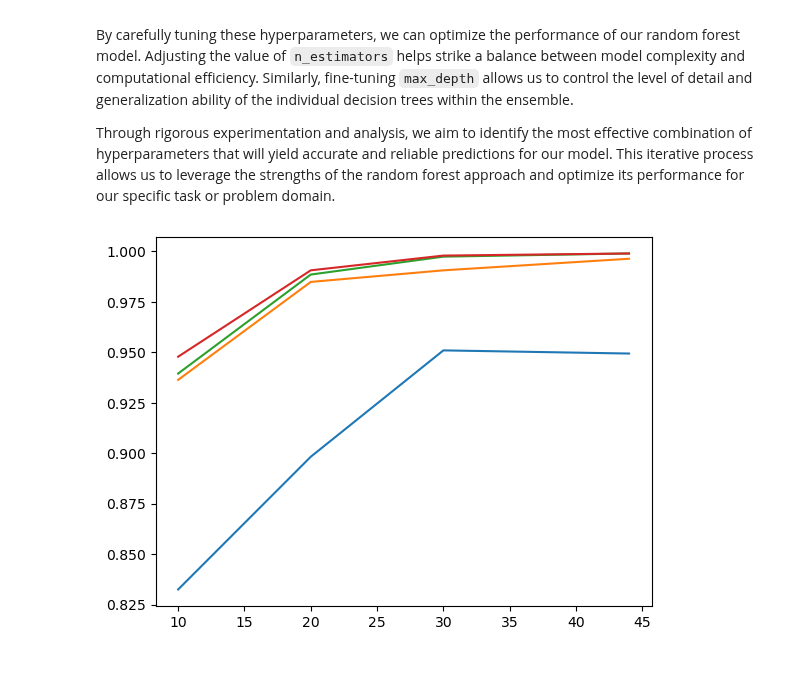
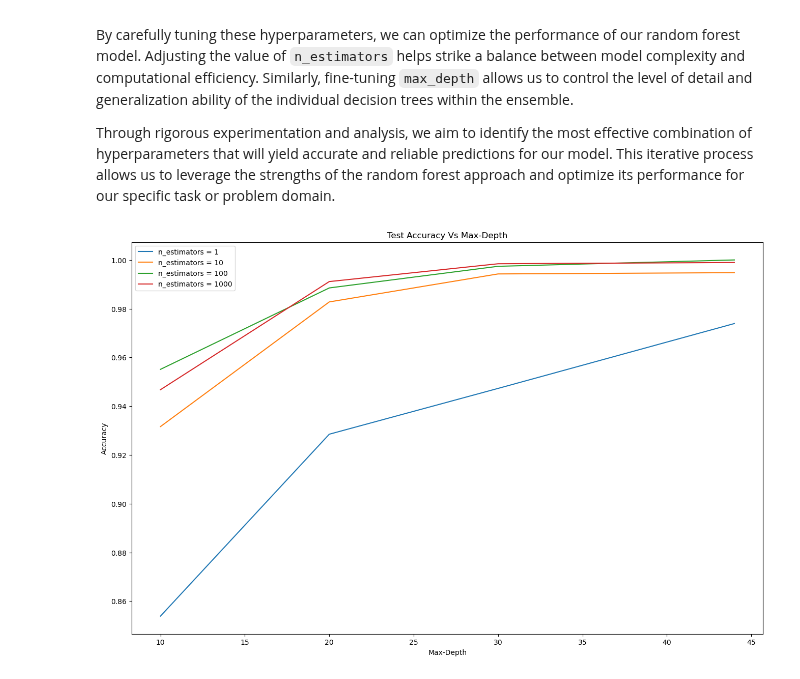
Before and after one commit to amirhosein-ziaei/Machine_Learning_Projects, a Jupyter notebook: Classify_Movie/Classifier.ipynb, the cells around one changed output. Cells and saved outputs as stored; diff of their text form; code cells hidden in the pictures.

Commit message:
find best n_estimator for best test accuracy

```diff
--- a/Classify_Movie/Classifier.ipynb
+++ b/Classify_Movie/Classifier.ipynb
@@ -410,16 +410,23 @@ Through rigorous experimentation and analysis, we aim to identify the most effec
 # %%
 # define variables
 X_train, X_test, y_train, y_test = sklearn.model_selection.train_test_split(preprocessed_dataframe.drop('Movie', axis=1), preprocessed_dataframe['Movie'], test_size=0.25, random_state=1)
 n_estimators_values = [1, 10, 100, 1000]
 max_depth_values = [10, 20, 30, 44]
+plt.figure(figsize=(16,10))
 
 for n_estimators in n_estimators_values:
     test_accuracy = []
     for max_depth in max_depth_values:
         classifier = RandomForestClassifier(n_estimators=n_estimators, max_depth=max_depth)
         classifier.fit(X_train, y_train)
         test_accuracy.append(sklearn.metrics.accuracy_score(y_test, classifier.predict(X_test)))
 
     plt.plot(max_depth_values, test_accuracy)
+
+plt.title('Test Accuracy Vs Max-Depth')
+plt.xlabel('Max-Depth')
+plt.ylabel('Accuracy')
+plt.legend(['n_estimators = {}'.format(i) for i in n_estimators_values])
+plt.show()
 # %% [output]
-[figure, old version]
+[figure, new version]
```
Also changed, not shown: parts of 1 cell of this notebook.
